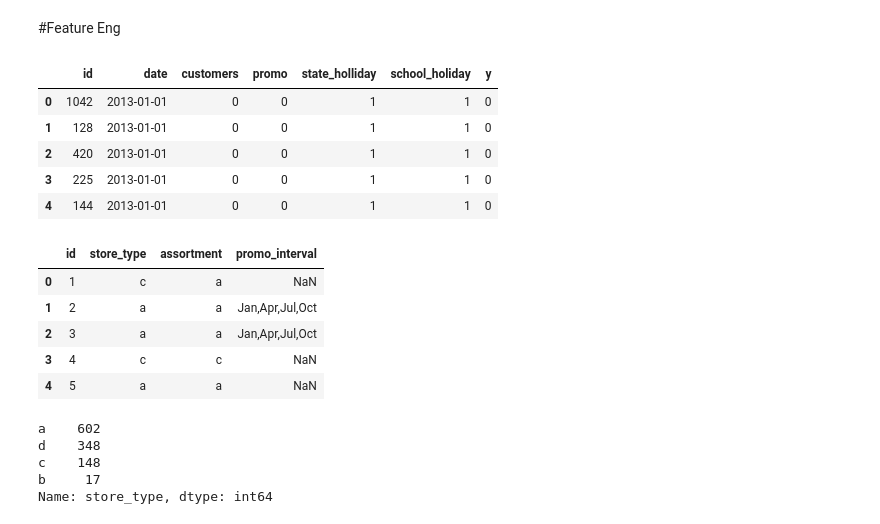
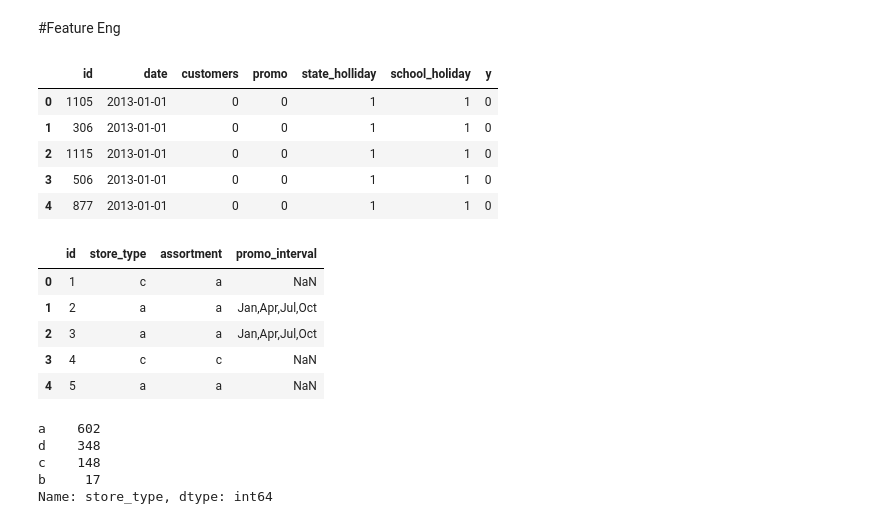
Before and after one commit to Omarbenjelloun915/ProjetData, a Jupyter notebook: ProjetDATA.ipynb, the cells around one changed output. Cells and saved outputs as stored; diff of their text form; code cells hidden in the pictures.

```diff
--- a/ProjetDATA.ipynb
+++ b/ProjetDATA.ipynb
@@ -190,15 +206,15 @@ array([[<AxesSubplot:xlabel='customers', ylabel='customers'>,
 # %% [markdown]
 #Feature Eng
 # %%
-display(train_df.head())
+display(test_df.head())
 display(store_df.head())
 # %% [output]
 |  | id | date | customers | promo | state_holliday | school_holiday | y |
-| 0 | 1042 | 2013-01-01 | 0 | 0 | 1 | 1 | 0 |
-| 1 | 128 | 2013-01-01 | 0 | 0 | 1 | 1 | 0 |
-| 2 | 420 | 2013-01-01 | 0 | 0 | 1 | 1 | 0 |
-| 3 | 225 | 2013-01-01 | 0 | 0 | 1 | 1 | 0 |
-| 4 | 144 | 2013-01-01 | 0 | 0 | 1 | 1 | 0 |
+| 0 | 1105 | 2013-01-01 | 0 | 0 | 1 | 1 | 0 |
+| 1 | 306 | 2013-01-01 | 0 | 0 | 1 | 1 | 0 |
+| 2 | 1115 | 2013-01-01 | 0 | 0 | 1 | 1 | 0 |
+| 3 | 506 | 2013-01-01 | 0 | 0 | 1 | 1 | 0 |
+| 4 | 877 | 2013-01-01 | 0 | 0 | 1 | 1 | 0 |
 |  | id | store_type | assortment | promo_interval |
 | 0 | 1 | c | a | NaN |
 | 1 | 2 | a | a | Jan,Apr,Jul,Oct |
```
Also changed, not shown: parts of 18 cells of this notebook.
